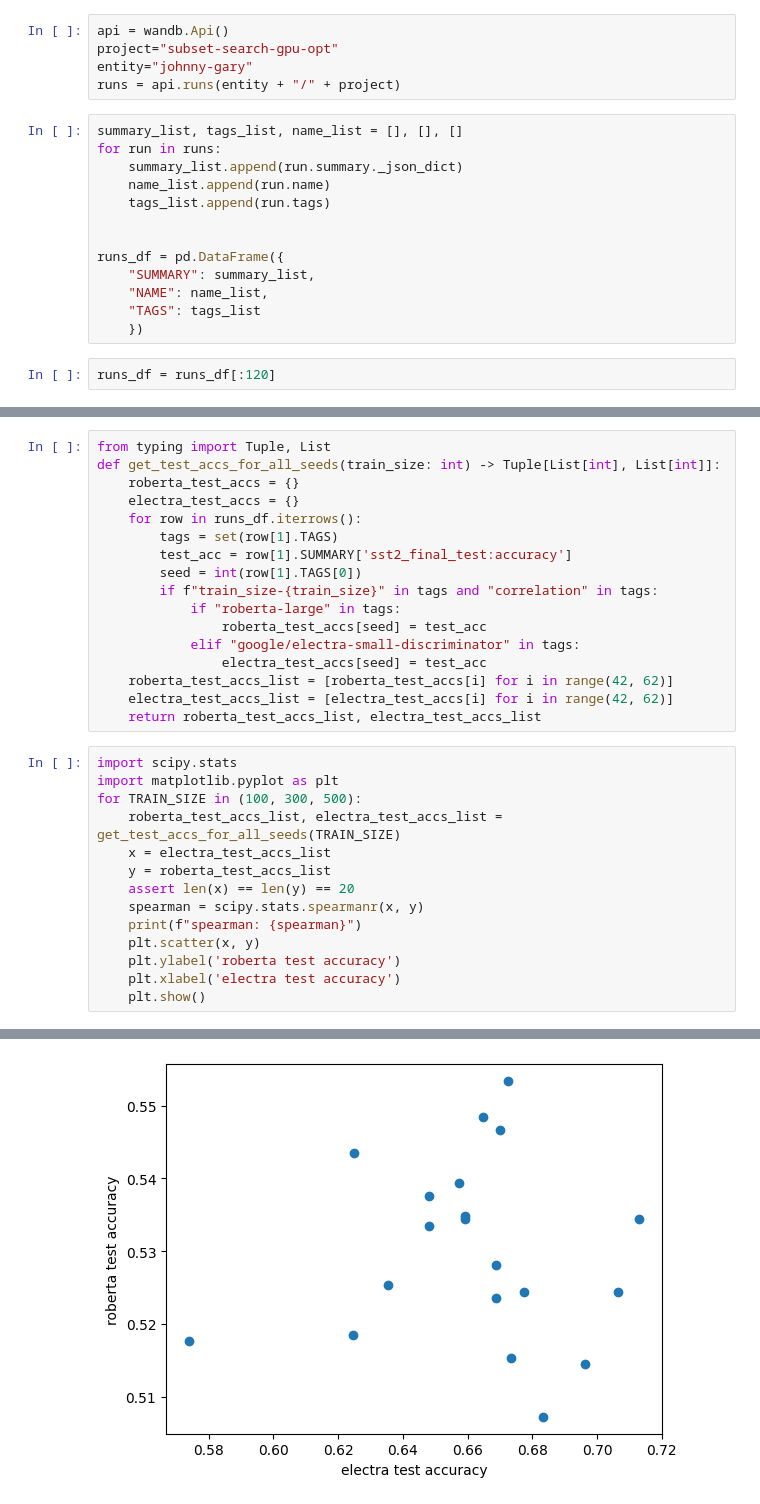
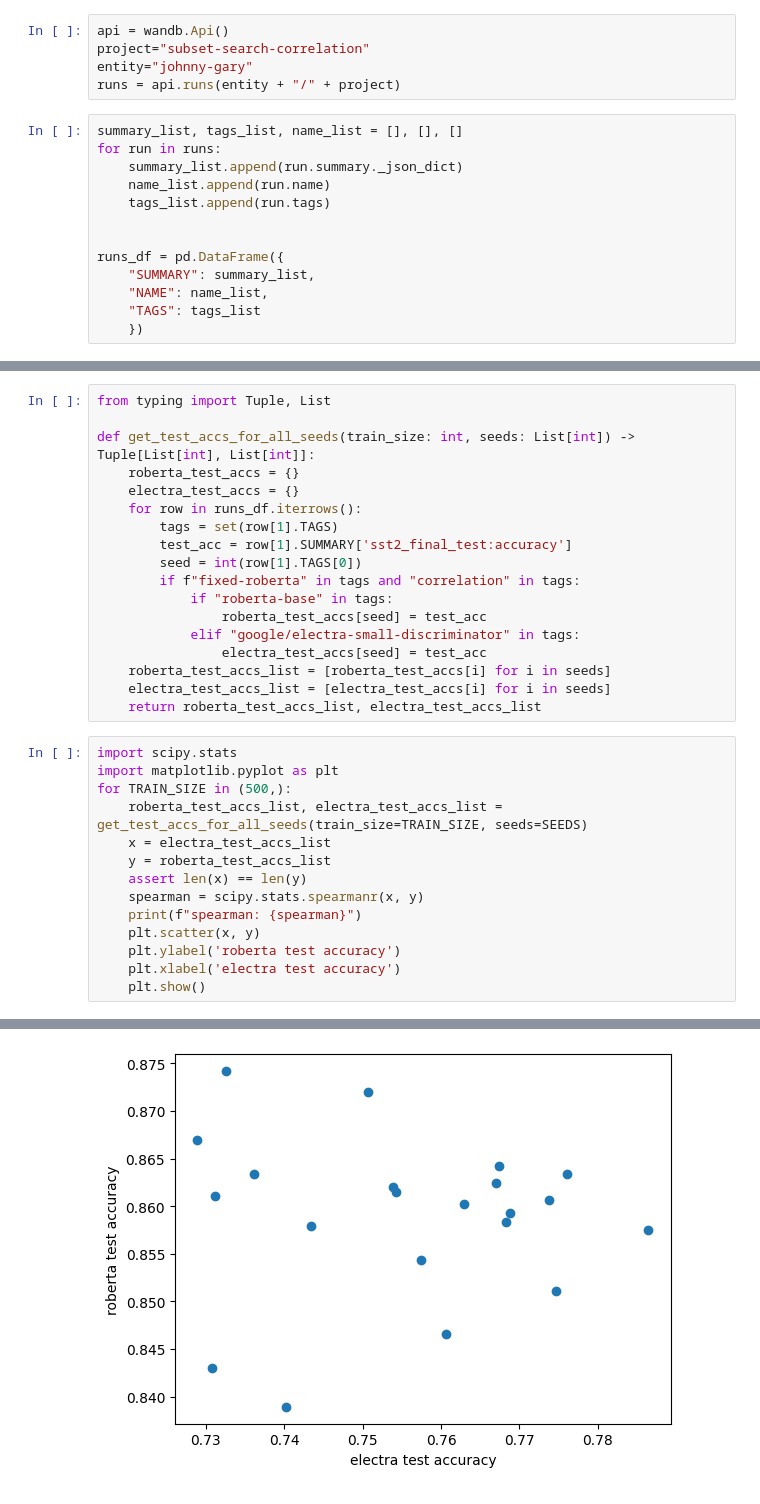
Before and after one commit to garyhlai/subset-active-learning, a Jupyter notebook: scripts/correlation/analysis.ipynb, the cells around one changed output, grey strips where cells are left out. Saved outputs shown, nothing was run; the diff lists cells and outputs as text.

Commit message:
feat: add new correlation run & anallysis code

```diff
--- a/scripts/correlation/analysis.ipynb
+++ b/scripts/correlation/analysis.ipynb
@@ -3,7 +3,7 @@ import wandb
 import pandas as pd
 # %%
 api = wandb.Api()
-project="subset-search-gpu-opt"
+project="subset-search-correlation"
 entity="johnny-gary"
 runs = api.runs(entity + "/" + project)
 # %%
@@ -19,5 +19,3 @@ runs_df = pd.DataFrame({
     "NAME": name_list,
     "TAGS": tags_list
     })
-# %%
-runs_df = runs_df[:120]
@@ -47,28 +44,29 @@ runs_df
 # %%
 from typing import Tuple, List
-def get_test_accs_for_all_seeds(train_size: int) -> Tuple[List[int], List[int]]:
+
+def get_test_accs_for_all_seeds(train_size: int, seeds: List[int]) -> Tuple[List[int], List[int]]:
     roberta_test_accs = {}
     electra_test_accs = {}
     for row in runs_df.iterrows():
         tags = set(row[1].TAGS)
         test_acc = row[1].SUMMARY['sst2_final_test:accuracy']
         seed = int(row[1].TAGS[0])
-        if f"train_size-{train_size}" in tags and "correlation" in tags:
-            if "roberta-large" in tags:
+        if f"fixed-roberta" in tags and "correlation" in tags:
+            if "roberta-base" in tags:
                 roberta_test_accs[seed] = test_acc
             elif "google/electra-small-discriminator" in tags:
                 electra_test_accs[seed] = test_acc
-    roberta_test_accs_list = [roberta_test_accs[i] for i in range(42, 62)]
-    electra_test_accs_list = [electra_test_accs[i] for i in range(42, 62)]
+    roberta_test_accs_list = [roberta_test_accs[i] for i in seeds]
+    electra_test_accs_list = [electra_test_accs[i] for i in seeds]
     return roberta_test_accs_list, electra_test_accs_list
 # %%
 import scipy.stats
 import matplotlib.pyplot as plt
-for TRAIN_SIZE in (100, 300, 500):
-    roberta_test_accs_list, electra_test_accs_list = get_test_accs_for_all_seeds(TRAIN_SIZE)
+for TRAIN_SIZE in (500,):
+    roberta_test_accs_list, electra_test_accs_list = get_test_accs_for_all_seeds(train_size=TRAIN_SIZE, seeds=SEEDS)
     x = electra_test_accs_list
     y = roberta_test_accs_list
-    assert len(x) == len(y) == 20
+    assert len(x) == len(y)
     spearman = scipy.stats.spearmanr(x, y)
     print(f"spearman: {spearman}")
     plt.scatter(x, y)
@@ -80 +78 @@ spearman: SpearmanrResult(correlation=-0.1887005783566227, pvalue=0.425594065643
-[figure, old version]
+[figure, new version]
```
Also changed, not shown: parts of 4 cells of this notebook, 1 other file.
